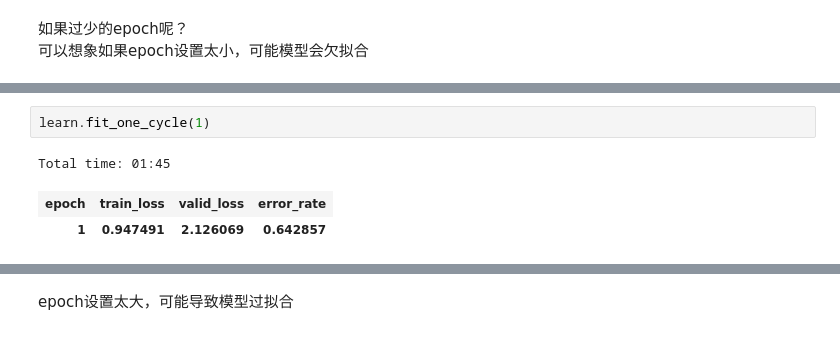
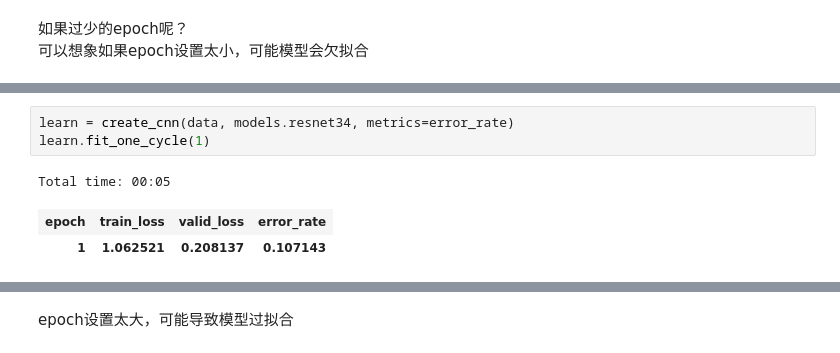
Before and after one commit to tools-only/fastai, a Jupyter notebook: lesson2.ipynb, the cells around one changed output, grey strips where cells are left out. Drawn from its saved outputs; the diff is of its cells as text.

```diff
--- a/lesson2.ipynb
+++ b/lesson2.ipynb
@@ -228,6 +232,7 @@ Test: None
 # %%
+learn = create_cnn(data, models.resnet34, metrics=error_rate)
 learn.fit_one_cycle(1)
 # %% [output]
-Total time: 01:45
+Total time: 00:05
 | epoch | train_loss | valid_loss | error_rate |
-| 1 | 0.947491 | 2.126069 | 0.642857 |
+| 1 | 1.062521 | 0.208137 | 0.107143 |
```
Also changed, not shown: parts of 13 cells of this notebook.
